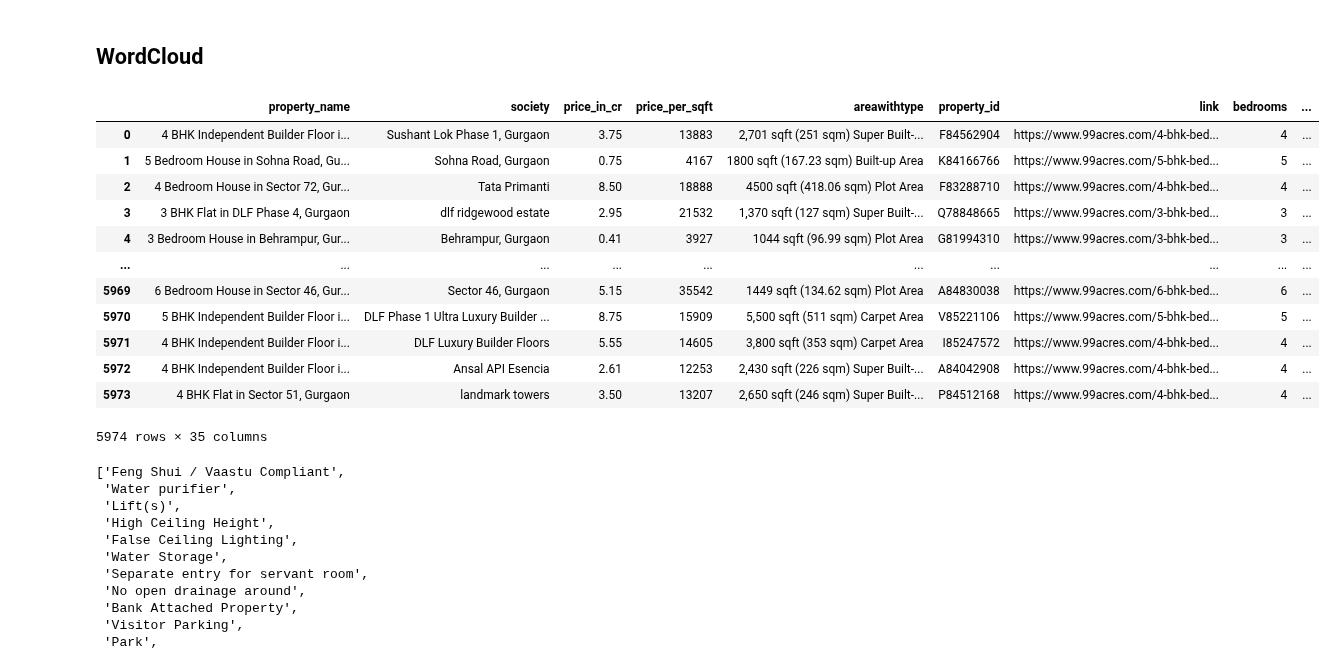
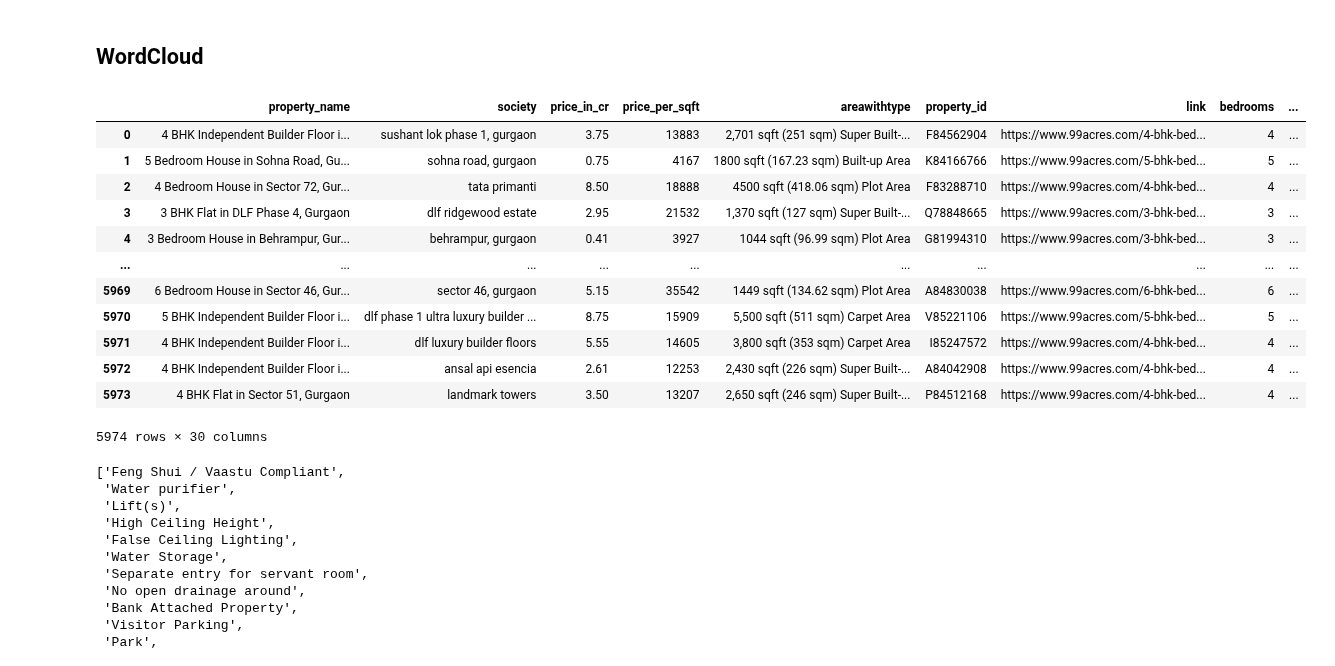
Before and after one commit to Jaygit1729/PropNavigator-Real-Estate-ML, a Jupyter notebook: notebooks/analytics_module/analytics_module.ipynb, the cells around one changed output. Cells and saved outputs as stored; diff of their text form; code cells hidden in the pictures.

```diff
--- a/notebooks/analytics_module/analytics_module.ipynb
+++ b/notebooks/analytics_module/analytics_module.ipynb
@@ -151,21 +152,21 @@ new_df.to_csv(r'C:\Users\Jay Patel\Campusx\ml_projects\PropNavigator\data\analyt
 # %% [markdown]
 ## WordCloud
 # %%
-features_df = pd.read_csv(r'C:\Users\Jay Patel\Campusx\ml_projects\PropNavigator\data\analytics_module\wordcloud.csv')
+features_df = pd.read_csv(r'..\..\data\analytics_module\wordcloud.csv')
 features_df
 # %% [output]
 |  | property_name | society | price_in_cr | price_per_sqft | areawithtype | property_id | link | bedrooms | ... |
-| 0 | 4 BHK Independent Builder Floor i... | Sushant Lok Phase 1, Gurgaon | 3.75 | 13883 | 2,701 sqft (251 sqm) Super Built-... | F84562904 | https://www.99acres.com/4-bhk-bed... | 4 | ... |
-| 1 | 5 Bedroom House in Sohna Road, Gu... | Sohna Road, Gurgaon | 0.75 | 4167 | 1800 sqft (167.23 sqm) Built-up Area | K84166766 | https://www.99acres.com/5-bhk-bed... | 5 | ... |
-| 2 | 4 Bedroom House in Sector 72, Gur... | Tata Primanti | 8.50 | 18888 | 4500 sqft (418.06 sqm) Plot Area | F83288710 | https://www.99acres.com/4-bhk-bed... | 4 | ... |
+| 0 | 4 BHK Independent Builder Floor i... | sushant lok phase 1, gurgaon | 3.75 | 13883 | 2,701 sqft (251 sqm) Super Built-... | F84562904 | https://www.99acres.com/4-bhk-bed... | 4 | ... |
+| 1 | 5 Bedroom House in Sohna Road, Gu... | sohna road, gurgaon | 0.75 | 4167 | 1800 sqft (167.23 sqm) Built-up Area | K84166766 | https://www.99acres.com/5-bhk-bed... | 5 | ... |
+| 2 | 4 Bedroom House in Sector 72, Gur... | tata primanti | 8.50 | 18888 | 4500 sqft (418.06 sqm) Plot Area | F83288710 | https://www.99acres.com/4-bhk-bed... | 4 | ... |
 | 3 | 3 BHK Flat in DLF Phase 4, Gurgaon | dlf ridgewood estate | 2.95 | 21532 | 1,370 sqft (127 sqm) Super Built-... | Q78848665 | https://www.99acres.com/3-bhk-bed... | 3 | ... |
-| 4 | 3 Bedroom House in Behrampur, Gur... | Behrampur, Gurgaon | 0.41 | 3927 | 1044 sqft (96.99 sqm) Plot Area | G81994310 | https://www.99acres.com/3-bhk-bed... | 3 | ... |
+| 4 | 3 Bedroom House in Behrampur, Gur... | behrampur, gurgaon | 0.41 | 3927 | 1044 sqft (96.99 sqm) Plot Area | G81994310 | https://www.99acres.com/3-bhk-bed... | 3 | ... |
 | ... | ... | ... | ... | ... | ... | ... | ... | ... | ... |
-| 5969 | 6 Bedroom House in Sector 46, Gur... | Sector 46, Gurgaon | 5.15 | 35542 | 1449 sqft (134.62 sqm) Plot Area | A84830038 | https://www.99acres.com/6-bhk-bed... | 6 | ... |
-| 5970 | 5 BHK Independent Builder Floor i... | DLF Phase 1 Ultra Luxury Builder ... | 8.75 | 15909 | 5,500 sqft (511 sqm) Carpet Area | V85221106 | https://www.99acres.com/5-bhk-bed... | 5 | ... |
-| 5971 | 4 BHK Independent Builder Floor i... | DLF Luxury Builder Floors | 5.55 | 14605 | 3,800 sqft (353 sqm) Carpet Area | I85247572 | https://www.99acres.com/4-bhk-bed... | 4 | ... |
-| 5972 | 4 BHK Independent Builder Floor i... | Ansal API Esencia | 2.61 | 12253 | 2,430 sqft (226 sqm) Super Built-... | A84042908 | https://www.99acres.com/4-bhk-bed... | 4 | ... |
+| 5969 | 6 Bedroom House in Sector 46, Gur... | sector 46, gurgaon | 5.15 | 35542 | 1449 sqft (134.62 sqm) Plot Area | A84830038 | https://www.99acres.com/6-bhk-bed... | 6 | ... |
+| 5970 | 5 BHK Independent Builder Floor i... | dlf phase 1 ultra luxury builder ... | 8.75 | 15909 | 5,500 sqft (511 sqm) Carpet Area | V85221106 | https://www.99acres.com/5-bhk-bed... | 5 | ... |
+| 5971 | 4 BHK Independent Builder Floor i... | dlf luxury builder floors | 5.55 | 14605 | 3,800 sqft (353 sqm) Carpet Area | I85247572 | https://www.99acres.com/4-bhk-bed... | 4 | ... |
+| 5972 | 4 BHK Independent Builder Floor i... | ansal api esencia | 2.61 | 12253 | 2,430 sqft (226 sqm) Super Built-... | A84042908 | https://www.99acres.com/4-bhk-bed... | 4 | ... |
 | 5973 | 4 BHK Flat in Sector 51, Gurgaon | landmark towers | 3.50 | 13207 | 2,650 sqft (246 sqm) Super Built-... | P84512168 | https://www.99acres.com/4-bhk-bed... | 4 | ... |
-5974 rows × 35 columns
+5974 rows × 30 columns
 # %%
 wordcloud_df = features_df[
```
Also changed, not shown: parts of 14 cells of this notebook.
